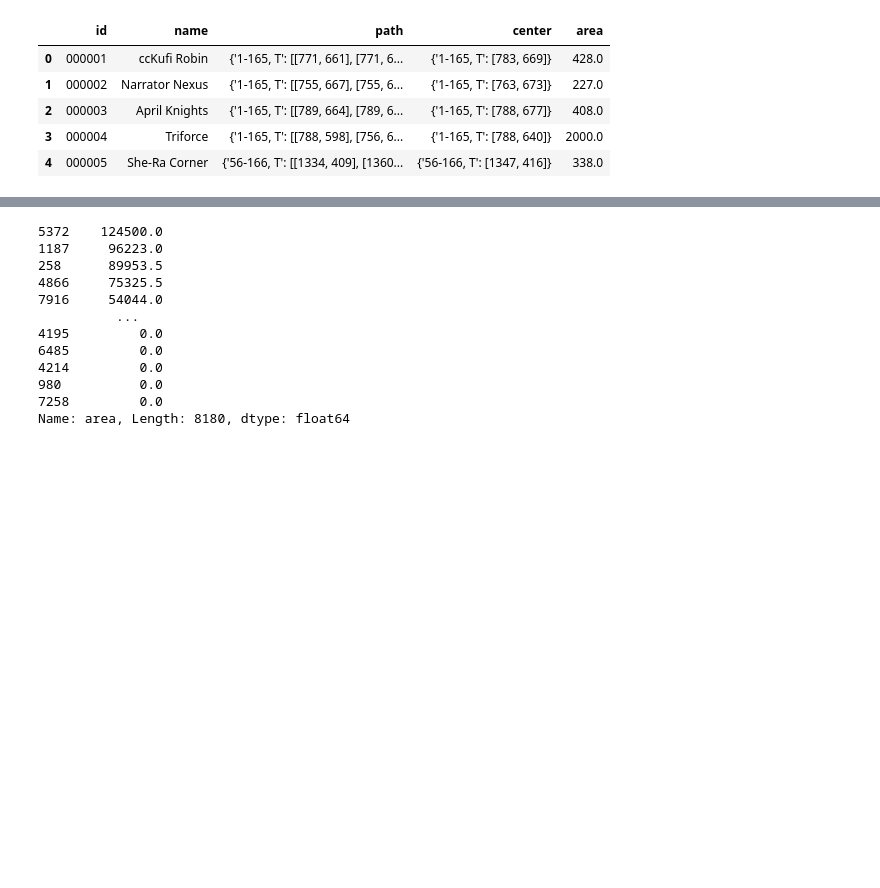
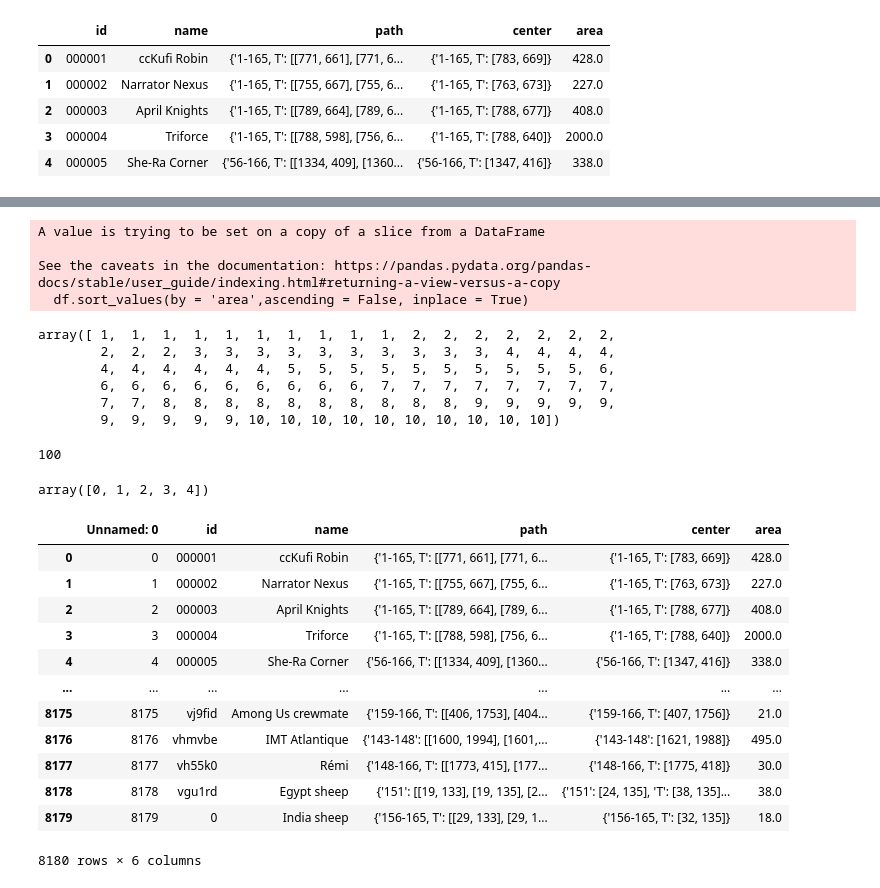
Before and after one commit to pietro-sillano/r-place-Network-Analysis, a Jupyter notebook: read_json.ipynb, the cells around one changed output, grey strips where cells are left out. Saved outputs shown, nothing was run; the diff lists cells and outputs as text; code cells hidden in the pictures; blank space fills up the shorter version.

```diff
--- a/read_json.ipynb
+++ b/read_json.ipynb
@@ -68,15 +79,9 @@ See the caveats in the documentation: https://pandas.pydata.org/pandas-docs/stab
 # %%
-df.area.sort_values(ascending=False,inplace= False)
+df = df.squeeze()
+df.sort_values(by = 'area',ascending = False, inplace = True)
+#df.area.sort_values(ascending=False,inplace = True)
 # %% [output]
-5372    124500.0
-1187     96223.0
-258      89953.5
-4866     75325.5
-7916     54044.0
-          ...
-4195         0.0
-6485         0.0
-4214         0.0
-980          0.0
-7258         0.0
-Name: area, Length: 8180, dtype: float64
+A value is trying to be set on a copy of a slice from a DataFrame
+
+See the caveats in the documentation: https://pandas.pydata.org/pandas-docs/stable/user_guide/indexing.html#returning-a-view-versus-a-copy
+  df.sort_values(by = 'area',ascending = False, inplace = True)
@@ -82,0 +111,10 @@ Name: area, Length: 8180, dtype: float64
+# %%
+x,y = mask.nonzero()
+x
+# %% [output]
+array([ 1,  1,  1,  1,  1,  1,  1,  1,  1,  1,  2,  2,  2,  2,  2,  2,  2,
+        2,  2,  2,  3,  3,  3,  3,  3,  3,  3,  3,  3,  3,  4,  4,  4,  4,
+        4,  4,  4,  4,  4,  4,  5,  5,  5,  5,  5,  5,  5,  5,  5,  5,  6,
+        6,  6,  6,  6,  6,  6,  6,  6,  6,  7,  7,  7,  7,  7,  7,  7,  7,
+        7,  7,  8,  8,  8,  8,  8,  8,  8,  8,  8,  8,  9,  9,  9,  9,  9,
+        9,  9,  9,  9,  9, 10, 10, 10, 10, 10, 10, 10, 10, 10, 10])
@@ -82,0 +126,25 @@ Name: area, Length: 8180, dtype: float64
+# %%
+len(mask.nonzero()[0])
+# %% [output]
+100
+# %%
+np.arange(5)
+# %% [output]
+array([0, 1, 2, 3, 4])
+# %%
+df2 = pd.read_csv('artworks.csv')
+df
+# %% [output]
+|  | Unnamed: 0 | id | name | path | center | area |
+| 0 | 0 | 000001 | ccKufi Robin | {'1-165, T': [[771, 661], [771, 6... | {'1-165, T': [783, 669]} | 428.0 |
+| 1 | 1 | 000002 | Narrator Nexus | {'1-165, T': [[755, 667], [755, 6... | {'1-165, T': [763, 673]} | 227.0 |
+| 2 | 2 | 000003 | April Knights | {'1-165, T': [[789, 664], [789, 6... | {'1-165, T': [788, 677]} | 408.0 |
+| 3 | 3 | 000004 | Triforce | {'1-165, T': [[788, 598], [756, 6... | {'1-165, T': [788, 640]} | 2000.0 |
+| 4 | 4 | 000005 | She-Ra Corner | {'56-166, T': [[1334, 409], [1360... | {'56-166, T': [1347, 416]} | 338.0 |
+| ... | ... | ... | ... | ... | ... | ... |
+| 8175 | 8175 | vj9fid | Among Us crewmate | {'159-166, T': [[406, 1753], [404... | {'159-166, T': [407, 1756]} | 21.0 |
+| 8176 | 8176 | vhmvbe | IMT Atlantique | {'143-148': [[1600, 1994], [1601,... | {'143-148': [1621, 1988]} | 495.0 |
+| 8177 | 8177 | vh55k0 | Rémi | {'148-166, T': [[1773, 415], [177... | {'148-166, T': [1775, 418]} | 30.0 |
+| 8178 | 8178 | vgu1rd | Egypt sheep | {'151': [[19, 133], [19, 135], [2... | {'151': [24, 135], 'T': [38, 135]... | 38.0 |
+| 8179 | 8179 | 0 | India sheep | {'156-165, T': [[29, 133], [29, 1... | {'156-165, T': [32, 135]} | 18.0 |
+8180 rows × 6 columns
```
Also changed, not shown: parts of 11 cells of this notebook, 6 other files.
